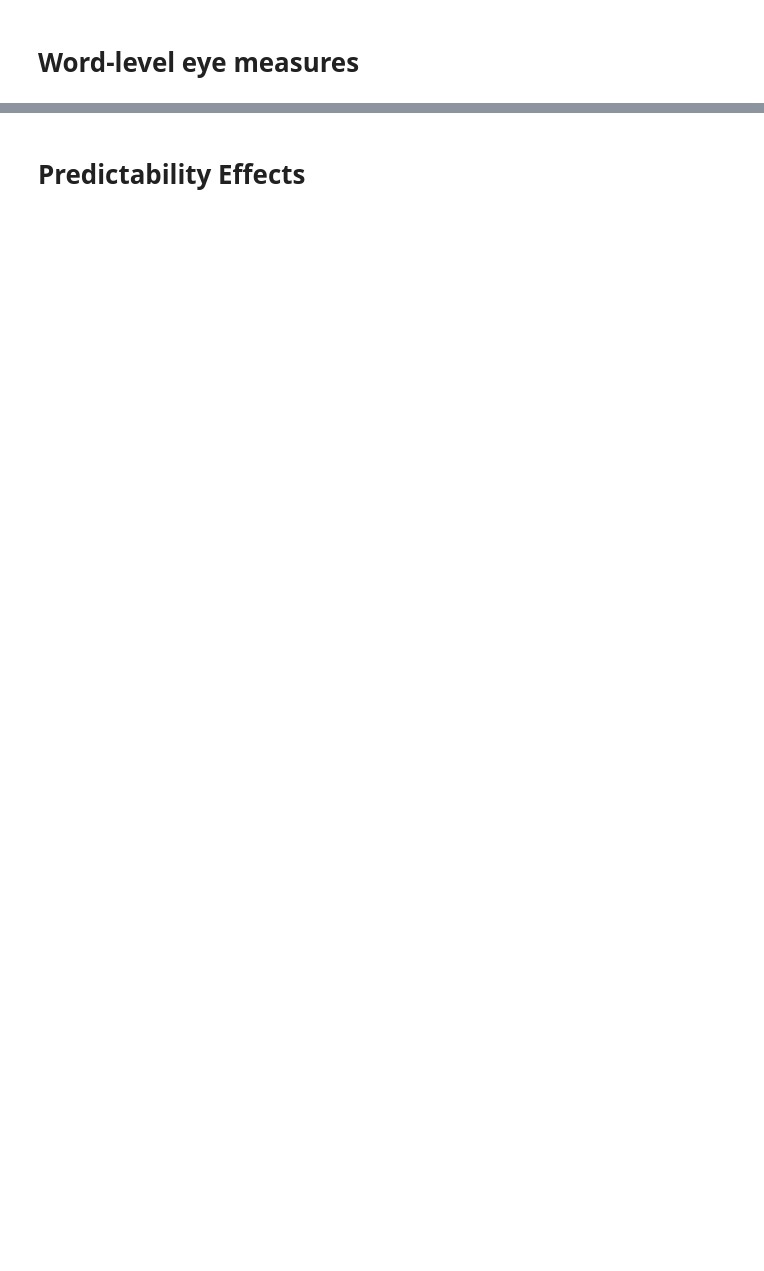
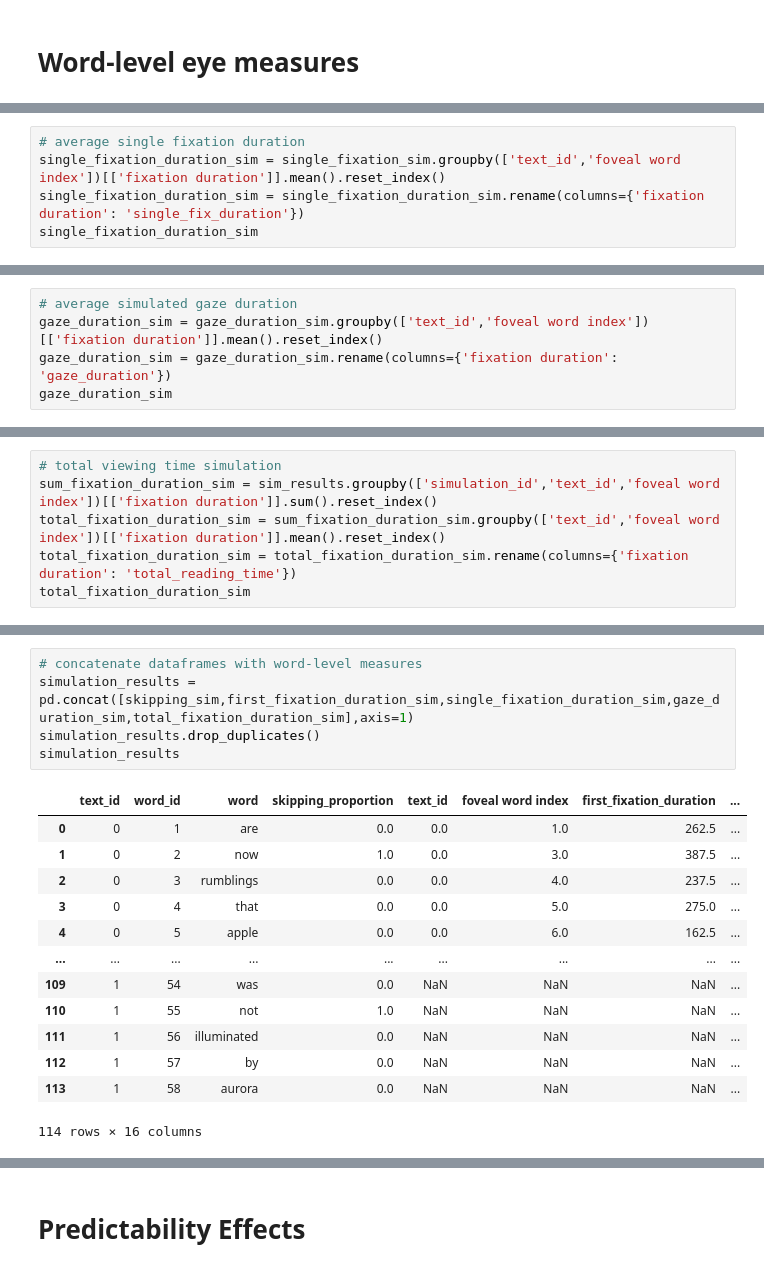
Before and after one commit to dritlopes/OB1-reader-model, a Jupyter notebook: src/evaluation.ipynb, the cells around one changed output, grey strips where cells are left out. Cells and saved outputs as stored; diff of their text form; blank space fills up the shorter version.

```diff
--- a/src/evaluation.ipynb
+++ b/src/evaluation.ipynb
@@ -282,0 +579,5 @@ first_fixation.head()
+# %%
+# average single fixation duration
+single_fixation_duration_sim = single_fixation_sim.groupby(['text_id','foveal word index'])[['fixation duration']].mean().reset_index()
+single_fixation_duration_sim = single_fixation_duration_sim.rename(columns={'fixation duration': 'single_fix_duration'})
+single_fixation_duration_sim
@@ -294,0 +638,5 @@ gaze_duration.head()
+# %%
+# average simulated gaze duration
+gaze_duration_sim = gaze_duration_sim.groupby(['text_id','foveal word index'])[['fixation duration']].mean().reset_index()
+gaze_duration_sim = gaze_duration_sim.rename(columns={'fixation duration': 'gaze_duration'})
+gaze_duration_sim
@@ -294,0 +678,6 @@ gaze_duration.head()
+# %%
+# total viewing time simulation
+sum_fixation_duration_sim = sim_results.groupby(['simulation_id','text_id','foveal word index'])[['fixation duration']].sum().reset_index()
+total_fixation_duration_sim = sum_fixation_duration_sim.groupby(['text_id','foveal word index'])[['fixation duration']].mean().reset_index()
+total_fixation_duration_sim = total_fixation_duration_sim.rename(columns={'fixation duration': 'total_reading_time'})
+total_fixation_duration_sim
@@ -295 +717,20 @@ gaze_duration.head()
+# %%
+# concatenate dataframes with word-level measures
+simulation_results = pd.concat([skipping_sim,first_fixation_duration_sim,single_fixation_duration_sim,gaze_duration_sim,total_fixation_duration_sim],axis=1)
+simulation_results.drop_duplicates()
+simulation_results
+# %% [output]
+|  | text_id | word_id | word | skipping_proportion | text_id | foveal word index | first_fixation_duration | ... |
+| 0 | 0 | 1 | are | 0.0 | 0.0 | 1.0 | 262.5 | ... |
+| 1 | 0 | 2 | now | 1.0 | 0.0 | 3.0 | 387.5 | ... |
+| 2 | 0 | 3 | rumblings | 0.0 | 0.0 | 4.0 | 237.5 | ... |
+| 3 | 0 | 4 | that | 0.0 | 0.0 | 5.0 | 275.0 | ... |
+| 4 | 0 | 5 | apple | 0.0 | 0.0 | 6.0 | 162.5 | ... |
+| ... | ... | ... | ... | ... | ... | ... | ... | ... |
+| 109 | 1 | 54 | was | 0.0 | NaN | NaN | NaN | ... |
+| 110 | 1 | 55 | not | 1.0 | NaN | NaN | NaN | ... |
+| 111 | 1 | 56 | illuminated | 0.0 | NaN | NaN | NaN | ... |
+| 112 | 1 | 57 | by | 0.0 | NaN | NaN | NaN | ... |
+| 113 | 1 | 58 | aurora | 0.0 | NaN | NaN | NaN | ... |
+114 rows × 16 columns
 # %%
```
Also changed, not shown: parts of 46 cells of this notebook, 6 other files.
